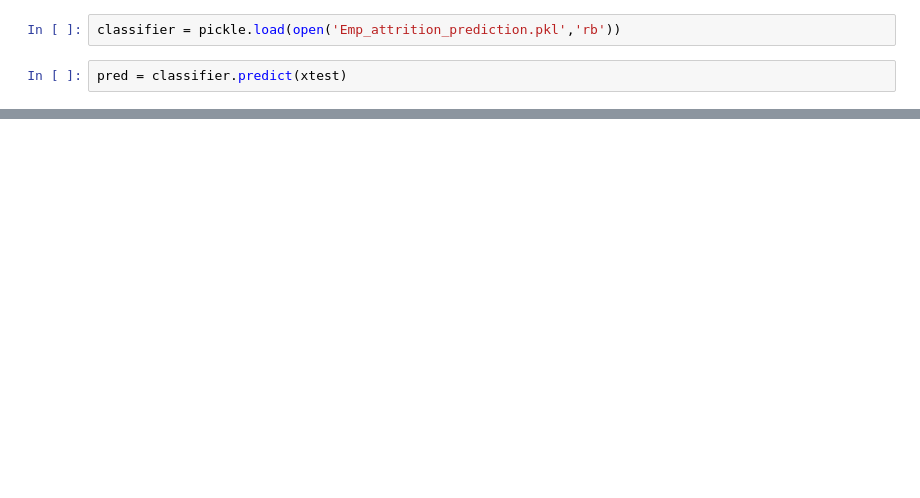
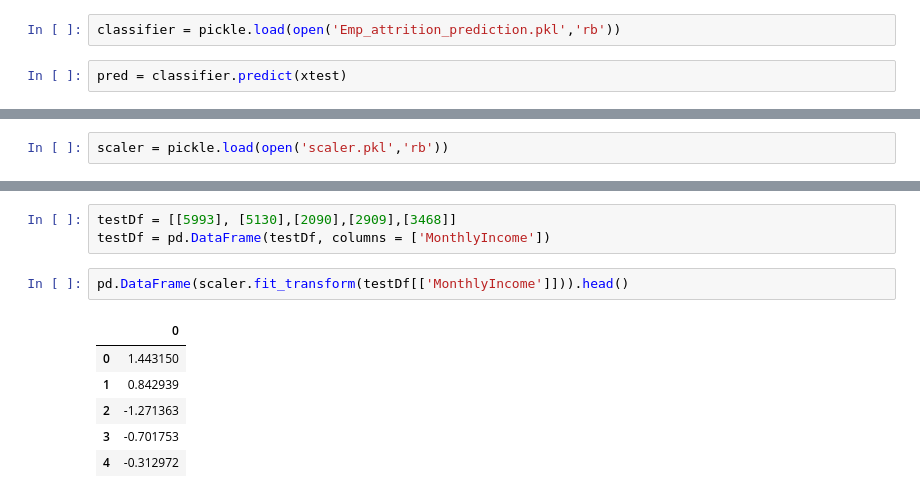
Before and after one commit to 24akhil/employee-churn-notebook, a Jupyter notebook: Employee_attrition_prediction.ipynb, the cells around one changed output, grey strips where cells are left out. Drawn from its saved outputs; the diff is of its cells as text; blank space fills up the shorter version.

```diff
--- a/Employee_attrition_prediction.ipynb
+++ b/Employee_attrition_prediction.ipynb
@@ -537,3 +542,5 @@ print(accuracy_score(ytest,pred))
+# %%
+scaler = pickle.load(open('scaler.pkl','rb'))
 # %%
 xtest.head()
 # %% [output]
@@ -545,0 +559,12 @@ xtest.head()
+# %%
+testDf = [[5993], [5130],[2090],[2909],[3468]]
+testDf = pd.DataFrame(testDf, columns = ['MonthlyIncome'])
+# %%
+pd.DataFrame(scaler.fit_transform(testDf[['MonthlyIncome']])).head()
+# %% [output]
+|  | 0 |
+| 0 | 1.443150 |
+| 1 | 0.842939 |
+| 2 | -1.271363 |
+| 3 | -0.701753 |
+| 4 | -0.312972 |
```
Also changed, not shown: parts of 47 cells of this notebook, 13 other files.
